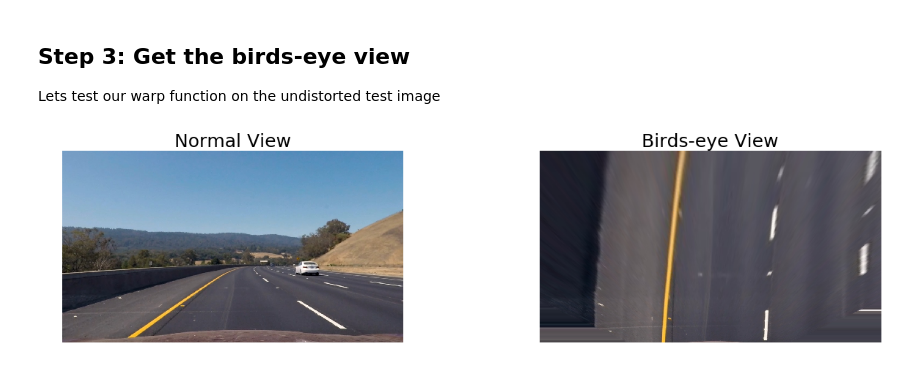
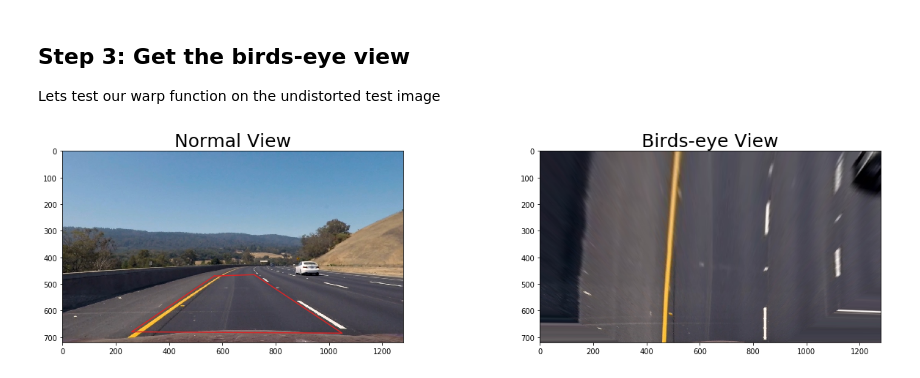
Before and after one commit to olasson/CarND-Self-Driving-Car, a Jupyter notebook: CarND-Advanced-Lane-Lines/advanced_lane_lines.ipynb, the cells around one changed output. Cells and saved outputs as stored; diff of their text form; code cells hidden in the pictures.

```diff
--- a/CarND-Advanced-Lane-Lines/advanced_lane_lines.ipynb
+++ b/CarND-Advanced-Lane-Lines/advanced_lane_lines.ipynb
@@ -26,17 +26,23 @@ import os
 # %% [markdown]
 ## **Helper Functions**
 # %%
-def show_imgs_side_by_side(img1, img2, title_1 = 'Image 1', title_2 = 'Image_2'):
+def show_imgs_side_by_side(img1, img2, title_1 = 'Image 1', title_2 = 'Image_2', cmap1 = None, cmap2 = None):
     fig, (axs1, axs2) = plt.subplots(1, 2, figsize = (20, 20))
 
     fig.subplots_adjust(hspace = 0.2, wspace = 0.4)
 
-    axs1.axis('off')
-    axs1.imshow(img1)
+    axs1.imshow(img1, cmap = cmap1)
     axs1.set_title(title_1, fontsize = 25)
 
-    axs2.axis('off')
-    axs2.imshow(img2)
+    axs2.imshow(img2, cmap = cmap2)
     axs2.set_title(title_2, fontsize = 25)
+
+    return (axs1, axs2)
+
+def show_src(axs, src):
+    src_x = [src[0][0], src[2][0], src[3][0], src[1][0], src[0][0]]
+    src_y = [src[0][1], src[2][1], src[3][1], src[1][1], src[0][1]]
+
+    axs.plot(src_x, src_y, color = 'tab:red')
 # %% [markdown]
 ## **Pipeline Functions**
@@ -159,16 +216,15 @@ Lets test our warp function on the undistorted test image
 # %%
 n_rows, n_cols = undist.shape[:2]
 
-src = np.float32([(575,464),
-                  (707,464),
-                  (258,682),
-                  (1049,682)])
-dst = np.float32([(450,0),
-                  (n_cols - 450,0),
-                  (450, n_rows),
-                  (n_cols - 450,n_rows)])
+
+src = np.float32([(570, 470), (720, 465), (260, 680), (1050, 685)])
+dst = np.float32([(450, 0), (n_cols - 450, 0), (450, n_rows), (n_cols - 450, n_rows)])
+
+
+
 
 warped = warp(undist, src, dst)
-show_imgs_side_by_side(undist, warped, "Normal View","Birds-eye View")
+axs1, axs2 = show_imgs_side_by_side(undist, warped, "Normal View","Birds-eye View")
+show_src(axs1, src)
 # %% [output]
-[figure, old version]
+[figure, new version]
```
Also changed, not shown: parts of 12 cells of this notebook.
